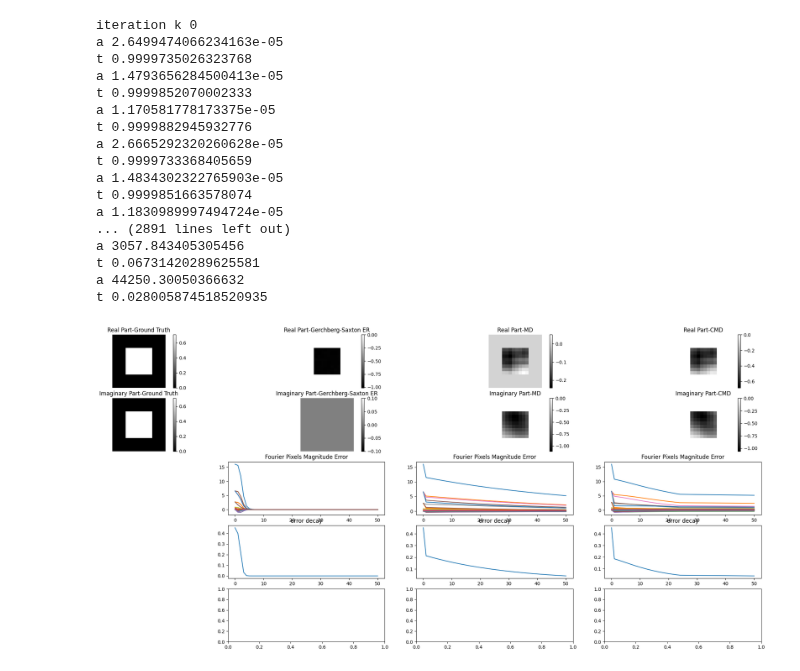
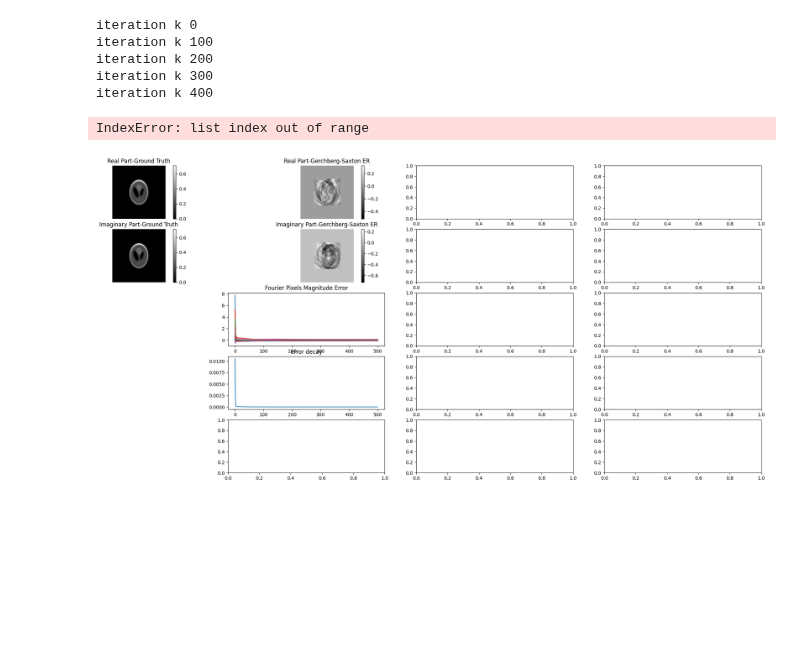
Before and after one commit to JeremieSefo/PhaseRetrievalMirror, a Jupyter notebook: retrieve phase.ipynb, the cells around one changed output. Saved outputs shown, nothing was run; the diff lists cells and outputs as text; code cells hidden in the pictures; blank space fills up the shorter version.

```diff
--- a/retrieve phase.ipynb
+++ b/retrieve phase.ipynb
@@ -9,13 +9,13 @@ from SetUpImage import setUpImage
 from Displays import phase_retrie_plots
 import solve
 # %%
-Nx, Ny = 16,16
+Nx, Ny = 64, 64
 n = Nx * Ny
 true_images, mask = setUpImage(Nx, Ny)
 
 #map.f(x_true) < 1e-5
 
-plt.imshow(true_images[2].real, cmap='gray')
+plt.imshow(true_images[3].real, cmap='gray')
 plt.colorbar()
 # %% [output]
 <matplotlib.colorbar.Colorbar at 0x...>
@@ -23,5 +23,5 @@ plt.colorbar()
 # %%
-x_true = true_images[1]
+x_true = true_images[3]
 x_true_vect = x_true.reshape(Nx * Ny, )
 
 #print("x_true_vect", x_true_vect)
@@ -35,43 +35,32 @@ A = sm.FourierMatrix(Nx,Ny) #sm.iid_stdd_Gauss(Nx,Ny)
 #map.f( x)
 #print(map.psi(2 * x), map.psi(1 * x), map.breg_psi(2 * x, x))
 # %%
-idx = [0]#np.arange(len(true_images)) #[0, 1] # np.arange(1)
-Algos = ['FIENUP', 'real mirror', 'complex mirror' ]
+idx = [3]#np.arange(len(true_images)) #[0, 1] # np.arange(1)
+Algos = ['FIENUP' ] #, 'real mirror', 'complex mirror'
 
 #fig = plt.figure(figsize=(28,12))
 for i in idx:
     X_sols = []
     x_true = true_images[i]
     x_true_vect = x_true.reshape(Nx * Ny, )
-    maxiter = 50
+    maxiter = 500
     kappa  = 0.9
     xi = 12
     noise_lvl = 1.e-4
     meas, noise = me.gauss_noisy_meas(x_true_vect, noise_lvl , A)()
     L = 1 * op.smoothnessPara_L(A.Matrix, noise)
     #print("meas", meas)
     x0 = op.initialise(n, meas, A.Matrix, type ='Gaussian', real = 1, imag = 1, x_true_vect = x_true_vect, mask = mask, noise_lvl = noise_lvl**(0.5) )
     for Algo in Algos:
         map = op.operators(algo = Algo, meas = meas, A = A)
         x_sols = solve.phase_retrieval(L, kappa, xi, Algo, map, mask, n, A.Matrix, meas, maxiter, x0 )
         X_sols.append(x_sols)
     phase_retrie_plots(i, true_images, X_sols, map, A, meas, maxiter)
 # %% [output]
 iteration k 0
-a 2.6499474066234163e-05
-t 0.9999735026323768
-a 1.4793656284500413e-05
-t 0.9999852070002333
-a 1.170581778173375e-05
-t 0.9999882945932776
-a 2.6665292320260628e-05
-t 0.9999733368405659
-a 1.4834302322765903e-05
-t 0.9999851663578074
-a 1.1830989997494724e-05
-... (2891 lines left out)
-a 3057.843405305456
-t 0.06731420289625581
-a 44250.30050366632
-t 0.028005874518520935
+iteration k 100
+iteration k 200
+iteration k 300
+iteration k 400
+IndexError: list index out of range
-[figure, old version]
+[figure, new version]
```
Also changed, not shown: parts of 1 cell of this notebook.
